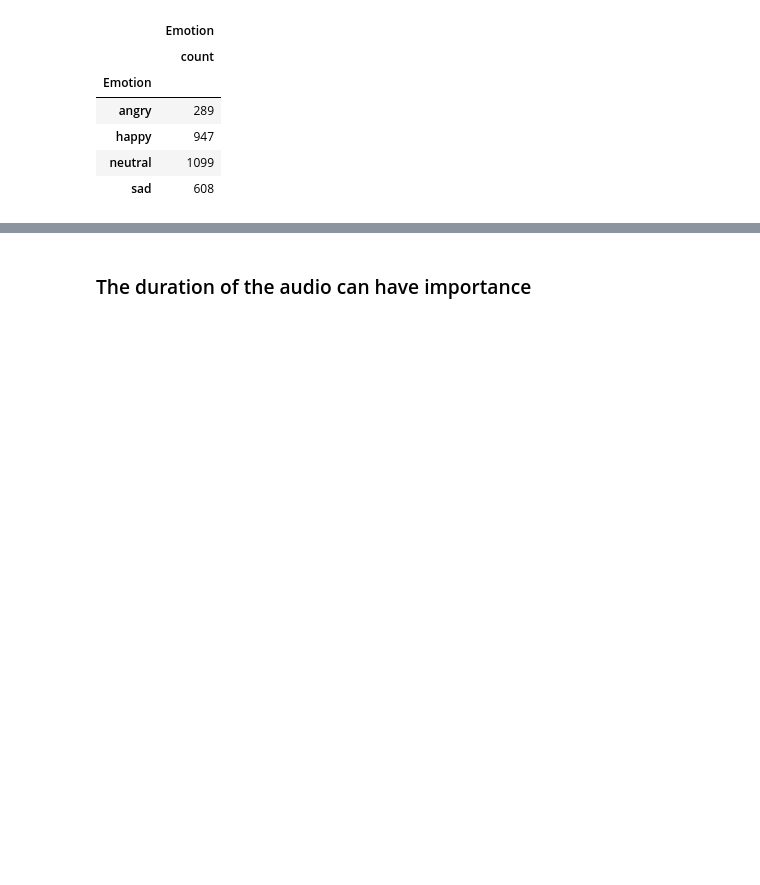
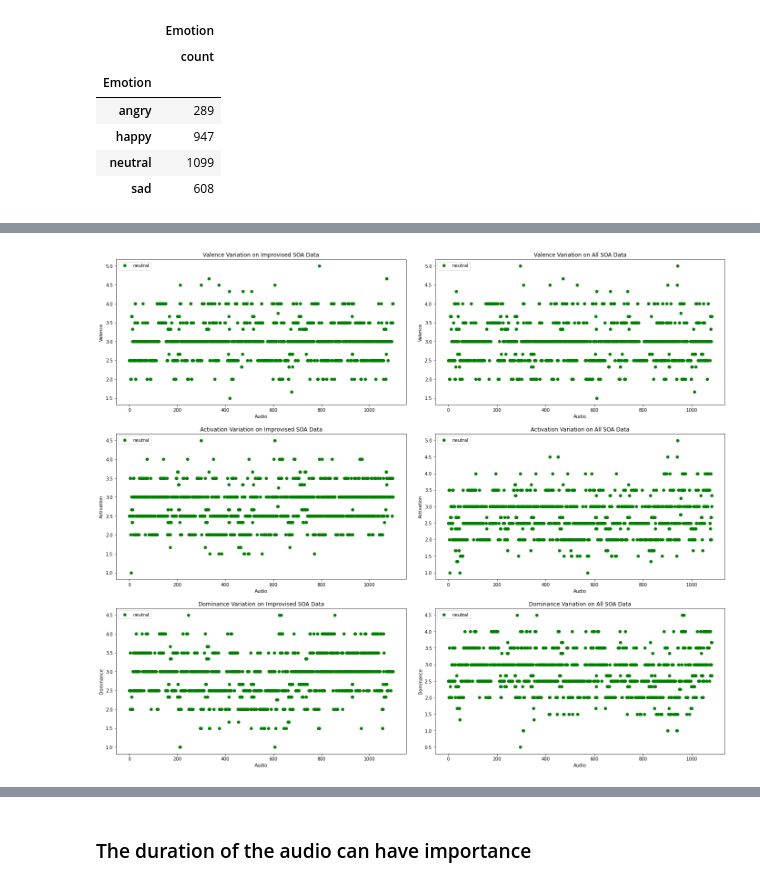
Before and after one commit to MarioCSilva/Speech_Emotion_Recognition_Thesis, a Jupyter notebook: iemocap/data/2_models_study.ipynb, the cells around one changed output, grey strips where cells are left out. Saved outputs shown, nothing was run; the diff lists cells and outputs as text; code cells hidden in the pictures; blank space fills up the shorter version.

```diff
--- a/iemocap/data/2_models_study.ipynb
+++ b/iemocap/data/2_models_study.ipynb
@@ -195,0 +231,4 @@ plt.show()
+# %%
+labels_variations(['neutral'])
+# %% [output]
+[figure, added]
```
Also changed, not shown: parts of 5 cells of this notebook.
